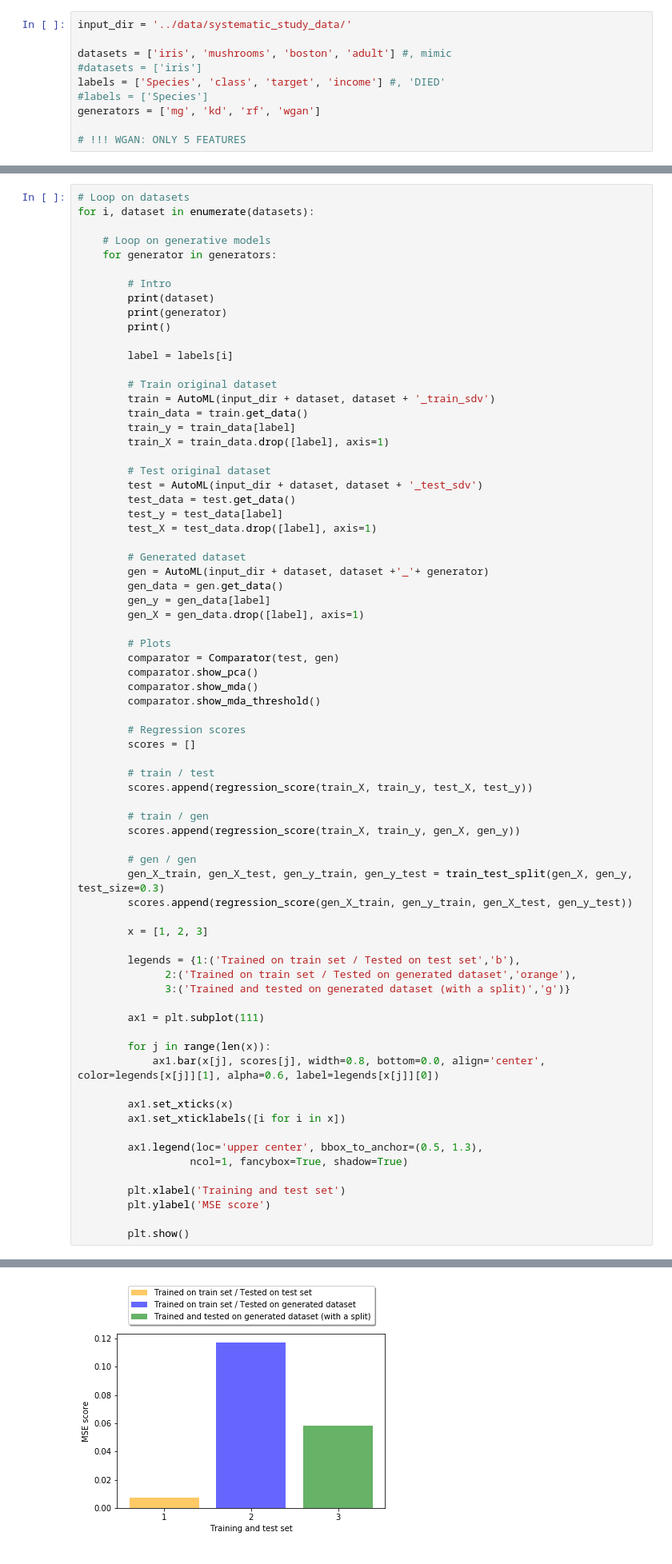
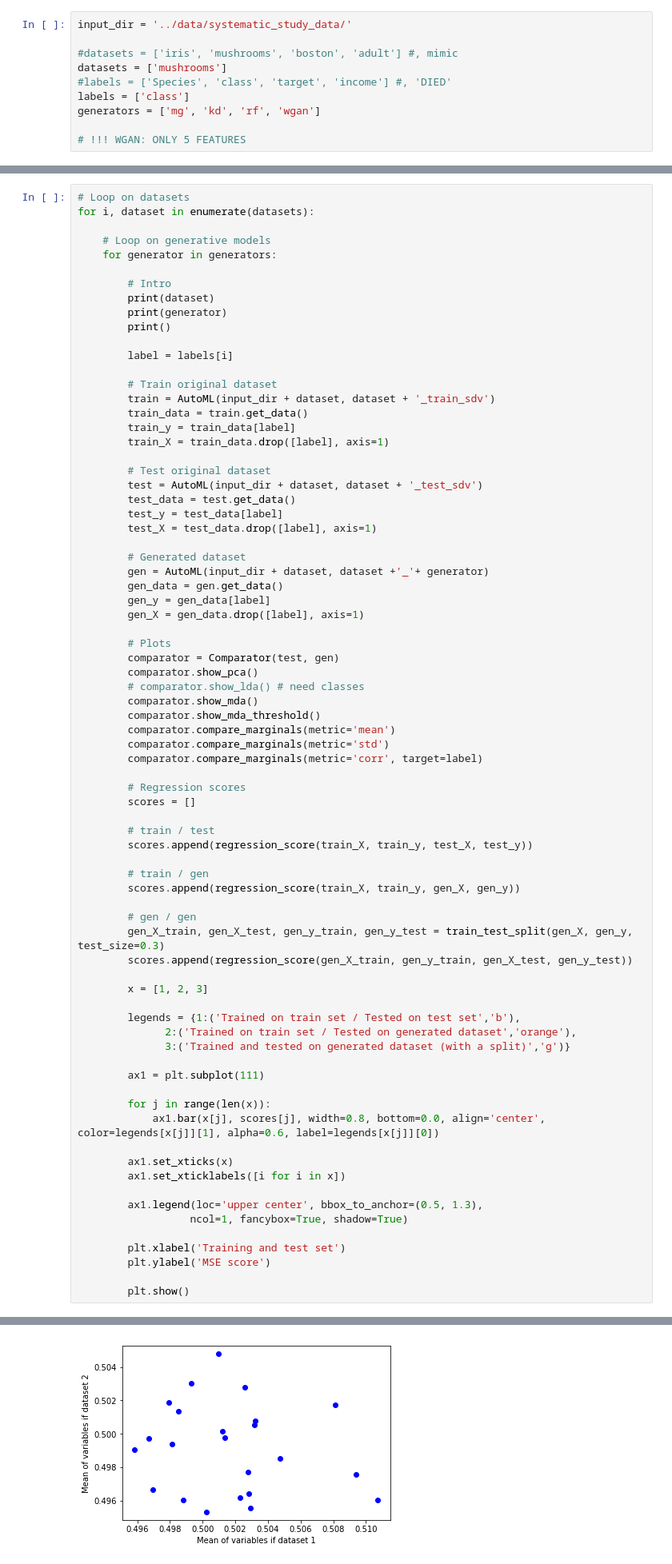
Before and after one commit to Didayolo/medi-chal, a Jupyter notebook: notebooks/systematic_study_pipeline.ipynb, the cells around one changed output, grey strips where cells are left out. Shown at 80% size. Saved outputs shown, nothing was run; the diff lists cells and outputs as text.

Commit message:
Update comparative study notebook to show the new plots.

```diff
--- a/notebooks/systematic_study_pipeline.ipynb
+++ b/notebooks/systematic_study_pipeline.ipynb
@@ -27,10 +27,10 @@ import matplotlib.pyplot as plt
 # %%
 input_dir = '../data/systematic_study_data/'
 
-datasets = ['iris', 'mushrooms', 'boston', 'adult'] #, mimic
-#datasets = ['iris']
-labels = ['Species', 'class', 'target', 'income'] #, 'DIED'
-#labels = ['Species']
+#datasets = ['iris', 'mushrooms', 'boston', 'adult'] #, mimic
+datasets = ['mushrooms']
+#labels = ['Species', 'class', 'target', 'income'] #, 'DIED'
+labels = ['class']
 generators = ['mg', 'kd', 'rf', 'wgan']
 
 # !!! WGAN: ONLY 5 FEATURES
@@ -83,8 +83,12 @@ for i, dataset in enumerate(datasets):
         # Plots
         comparator = Comparator(test, gen)
         comparator.show_pca()
+        # comparator.show_lda() # need classes
         comparator.show_mda()
         comparator.show_mda_threshold()
+        comparator.compare_marginals(metric='mean')
+        comparator.compare_marginals(metric='std')
+        comparator.compare_marginals(metric='corr', target=label)
 
         # Regression scores
         scores = []
@@ -138 +148 @@ Nearest neighbors metric
-[figure, old version]
+[figure, new version]
```
Also changed, not shown: parts of 1 cell of this notebook.
